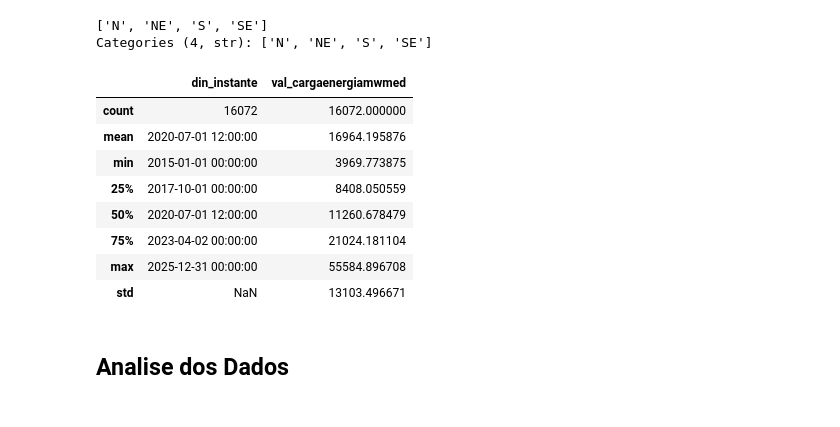
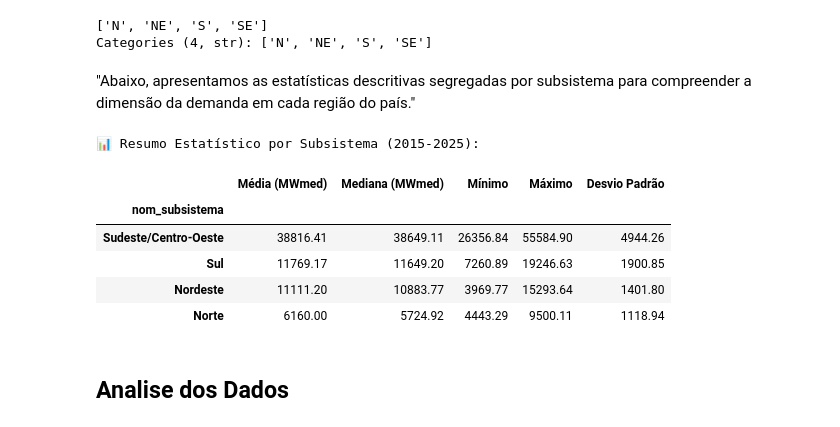
Before and after one commit to joaovinicius4/EdaEnergia, a Jupyter notebook: notebook/eda.ipynb, the cells around one changed output. Saved outputs shown, nothing was run; the diff lists cells and outputs as text; code cells hidden in the pictures.

```diff
--- a/notebook/eda.ipynb
+++ b/notebook/eda.ipynb
@@ -182,18 +182,36 @@ df['id_subsistema'].unique()
 # %% [output]
 ['N', 'NE', 'S', 'SE']
 Categories (4, str): ['N', 'NE', 'S', 'SE']
+# %% [markdown]
+"Abaixo, apresentamos as estatísticas descritivas segregadas por subsistema para compreender a dimensão da demanda em cada região do país."
 # %%
-df.describe()
+estatisticas = (
+    df.groupby('nom_subsistema')['val_cargaenergiamwmed']
+    .agg(['mean', 'median', 'min', 'max', 'std'])
+    .round(2)
+)
+
+estatisticas.columns = [
+    'Média (MWmed)',
+    'Mediana (MWmed)',
+    'Mínimo',
+    'Máximo',
+    'Desvio Padrão'
+]
+
+# Ordenar pela média para facilitar a comparação de grandeza
+estatisticas = estatisticas.sort_values(by='Média (MWmed)', ascending=False)
+
+print("📊 Resumo Estatístico por Subsistema (2015-2025):")
+display(estatisticas)
 # %% [output]
+📊 Resumo Estatístico por Subsistema (2015-2025):
-|  | din_instante | val_cargaenergiamwmed |
-| count | 16072 | 16072.000000 |
-| mean | 2020-07-01 12:00:00 | 16964.195876 |
-| min | 2015-01-01 00:00:00 | 3969.773875 |
-| 25% | 2017-10-01 00:00:00 | 8408.050559 |
-| 50% | 2020-07-01 12:00:00 | 11260.678479 |
-| 75% | 2023-04-02 00:00:00 | 21024.181104 |
-| max | 2025-12-31 00:00:00 | 55584.896708 |
-| std | NaN | 13103.496671 |
+|  | Média (MWmed) | Mediana (MWmed) | Mínimo | Máximo | Desvio Padrão |
+| nom_subsistema |  |  |  |  |  |
+| Sudeste/Centro-Oeste | 38816.41 | 38649.11 | 26356.84 | 55584.90 | 4944.26 |
+| Sul | 11769.17 | 11649.20 | 7260.89 | 19246.63 | 1900.85 |
+| Nordeste | 11111.20 | 10883.77 | 3969.77 | 15293.64 | 1401.80 |
+| Norte | 6160.00 | 5724.92 | 4443.29 | 9500.11 | 1118.94 |
 # %% [markdown]
 ## Analise dos Dados
 # %%
```
Also changed, not shown: parts of 1 cell of this notebook.
